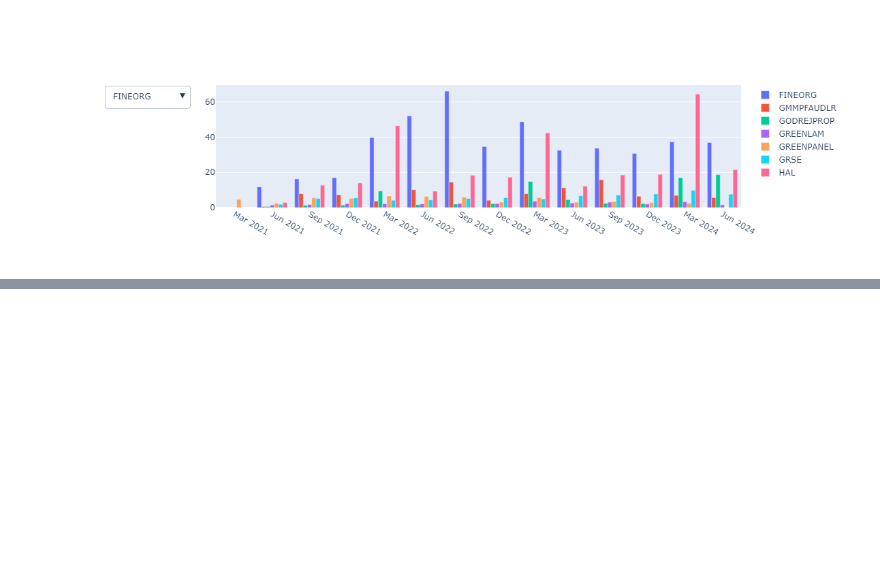
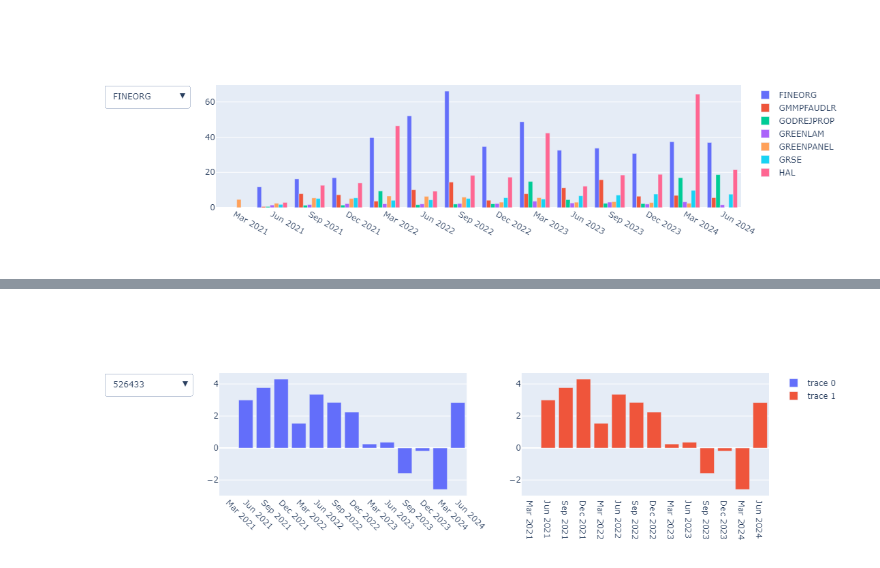
Before and after one commit to RSwarnkar/ScrapeScreener, a Jupyter notebook: JupyterNotebooks/Testing-Book-05.ipynb, the cells around one changed output, grey strips where cells are left out. Cells and saved outputs as stored; diff of their text form; code cells hidden in the pictures; blank space fills up the shorter version.

```diff
--- a/JupyterNotebooks/Testing-Book-05.ipynb
+++ b/JupyterNotebooks/Testing-Book-05.ipynb
@@ -57,0 +107,36 @@ fig.show()
+# %%
+import plotly.graph_objects as go
+from plotly.subplots import make_subplots
+
+fig = go.Figure()
+fig = make_subplots(rows=1, cols=2)
+
+# add trace only for first stock
+x = df['Quarters']
+y1 = df['526433']
+y2 = df['526433']
+
+trace1 = go.Bar(x=x,y=y1)
+trace2 = go.Bar(x=x,y=y2)
+
+fig.add_traces(trace1,rows=1, cols=1)
+fig.add_traces(trace2,rows=1, cols=2)
+
+# create `list` with a `dict` for each column
+buttons = [{'method': 'update', 'label': col, 'args': [{'y': [df[col]]}]}
+           for col in df.iloc[:, 1:]]
+
+# add menus
+updatemenus = [{'buttons': buttons,
+                'direction': 'down',
+                'showactive': True,},
+              {'buttons': buttons,
+                'direction': 'down',
+                'showactive': True,}
+              ]
+
+# update layout with buttons, and show the figure
+fig.update_layout(updatemenus=updatemenus, xaxis=dict(tickangle=45))
+fig.show()
+# %% [output]
+[figure, added]
```
Also changed, not shown: parts of 3 cells of this notebook, 12 other files.
